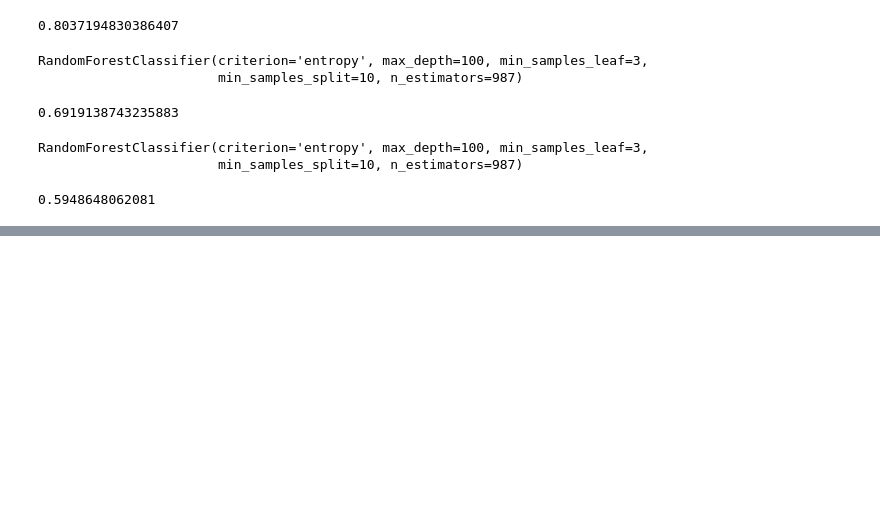
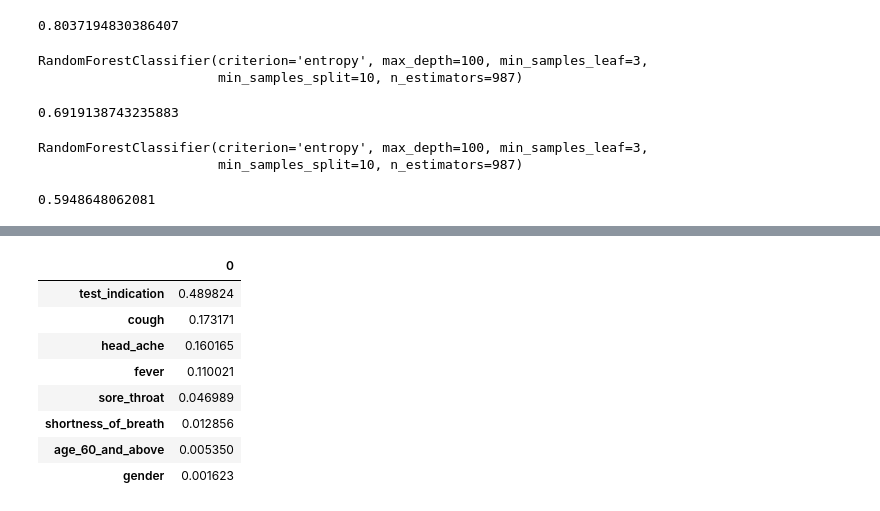
Before and after one commit to faaiz-25/covid_19_hackathon, a Jupyter notebook: random_forest_model_v2.ipynb, the cells around one changed output, grey strips where cells are left out. Saved outputs shown, nothing was run; the diff lists cells and outputs as text; code cells hidden in the pictures; blank space fills up the shorter version.

```diff
--- a/random_forest_model_v2.ipynb
+++ b/random_forest_model_v2.ipynb
@@ -409,0 +443,12 @@ score26
+# %%
+wave3_features_df
+# %% [output]
+|  | 0 |
+| test_indication | 0.489824 |
+| cough | 0.173171 |
+| head_ache | 0.160165 |
+| fever | 0.110021 |
+| sore_throat | 0.046989 |
+| shortness_of_breath | 0.012856 |
+| age_60_and_above | 0.005350 |
+| gender | 0.001623 |
```
Also changed, not shown: parts of 9 cells of this notebook.
